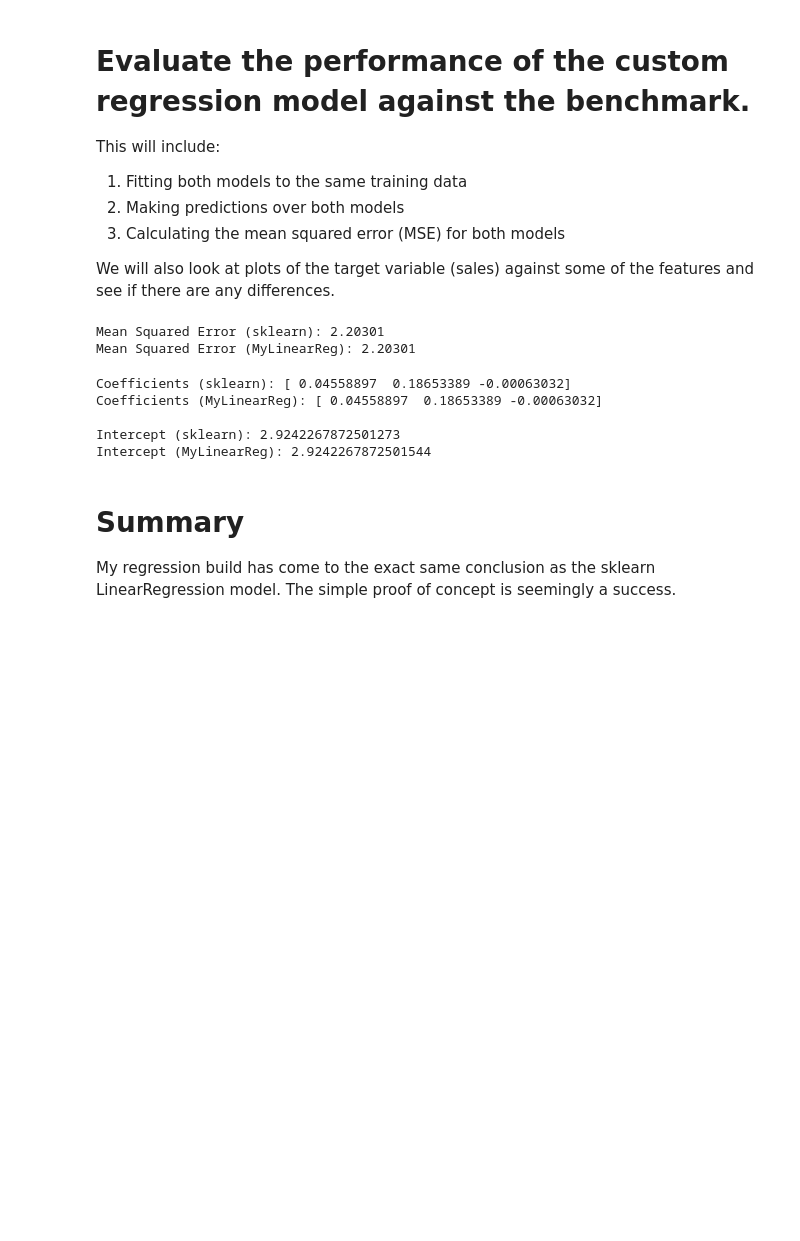
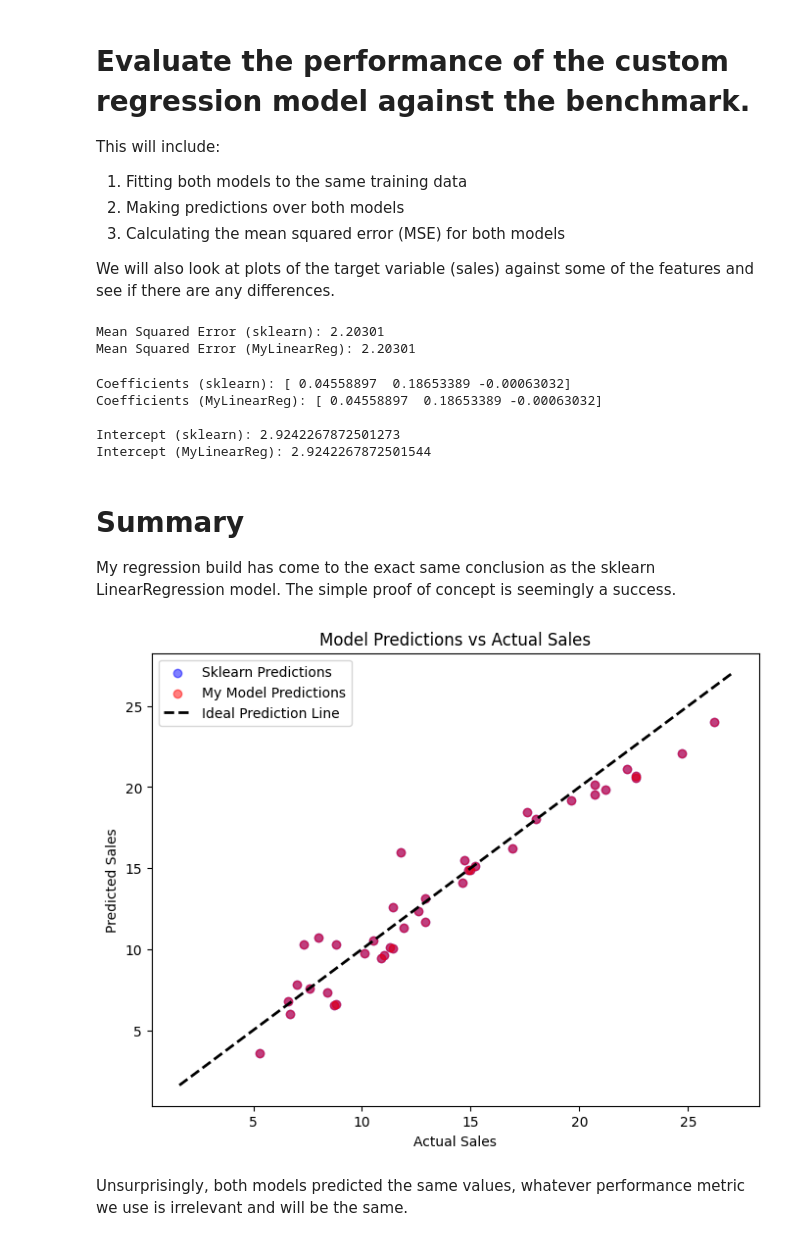
Before and after one commit to cBollins/Linear-Regression-Build, a Jupyter notebook: EXAMPLE_nb.ipynb, the cells around one changed output. Saved outputs shown, nothing was run; the diff lists cells and outputs as text; code cells hidden in the pictures; blank space fills up the shorter version.

```diff
--- a/EXAMPLE_nb.ipynb
+++ b/EXAMPLE_nb.ipynb
@@ -111,3 +111,23 @@ Intercept (MyLinearReg): 2.9242267872501544
 # Summary
 
 My regression build has come to the exact same conclusion as the sklearn LinearRegression model. The simple proof of concept is seemingly a success.
+# %%
+# make predictions on the testing data
+y_pred_sklearn = sklearn_model.predict(X_test)
+y_pred_myreg = my_model.predict(X_test)
+# %%
+# plot the predictions of both models against the actual values
+plt.figure(figsize=(8, 6))
+
+plt.scatter(y_test, y_pred_sklearn, c='blue', label='Sklearn Predictions', alpha=0.5)
+plt.scatter(y_test, y_pred_myreg, c='red', label='My Model Predictions', alpha=0.5)
+plt.plot([y.min(), y.max()], [y.min(), y.max()], 'k--', lw=2, label='Ideal Prediction Line')
+plt.xlabel('Actual Sales')
+plt.ylabel('Predicted Sales')
+plt.title('Model Predictions vs Actual Sales')
+plt.legend()
+plt.show()
+# %% [output]
+[figure, added]
+# %% [markdown]
+Unsurprisingly, both models predicted the same values, whatever performance metric we use is irrelevant and will be the same.
```
Also changed, not shown: 6 other files.
